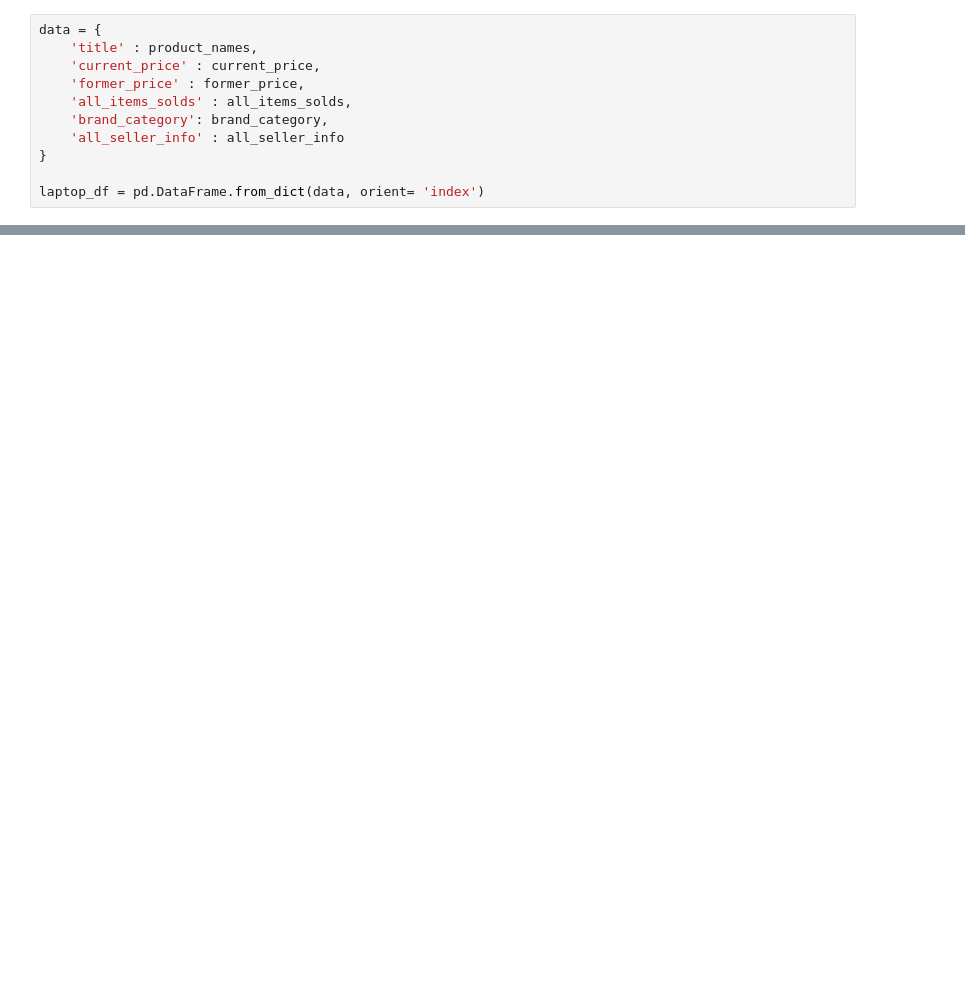
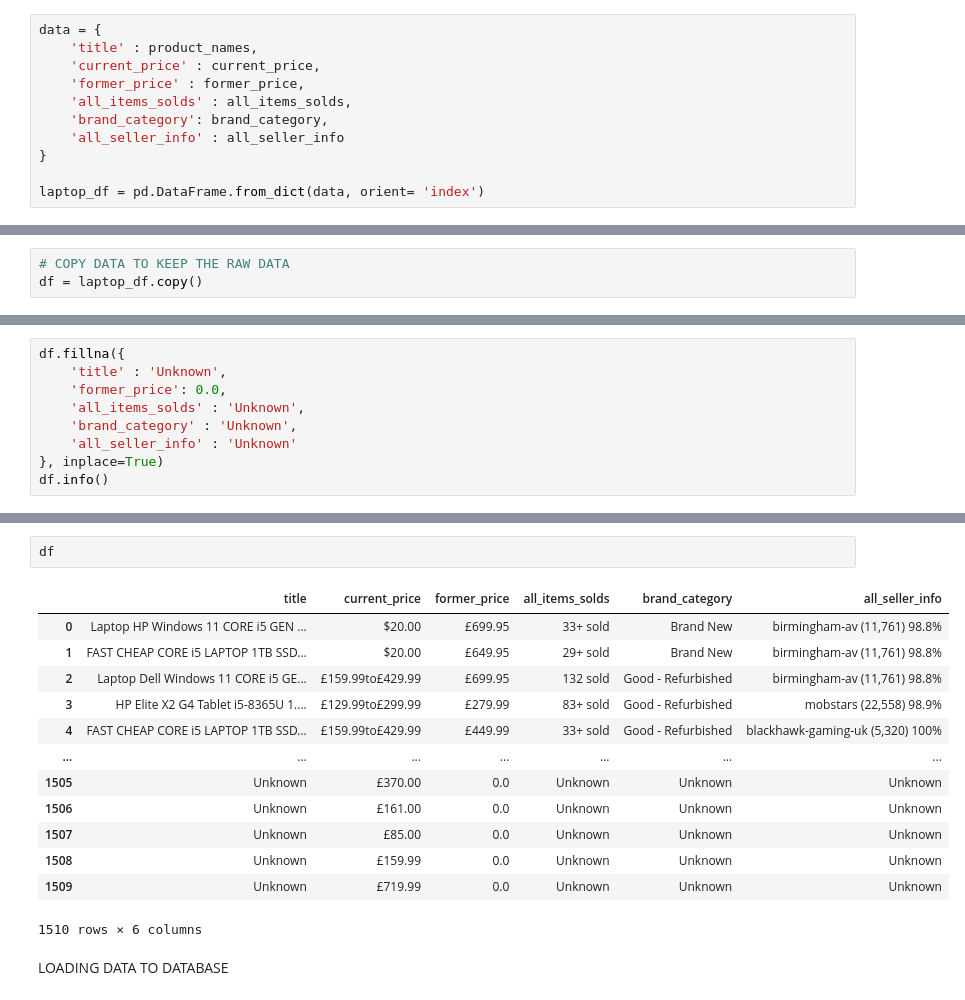
Before and after one commit to Herdaybusy/JUNO-ECOMMERCE-, a Jupyter notebook: Junoetl.ipynb, the cells around one changed output, grey strips where cells are left out. Cells and saved outputs as stored; diff of their text form; blank space fills up the shorter version.

```diff
--- a/Junoetl.ipynb
+++ b/Junoetl.ipynb
@@ -372,0 +370,3 @@ laptop_df
+# %%
+# COPY DATA TO KEEP THE RAW DATA
+df = laptop_df.copy()
@@ -372,0 +390,9 @@ laptop_df
+# %%
+df.fillna({
+    'title' : 'Unknown',
+    'former_price': 0.0,
+    'all_items_solds' : 'Unknown',
+    'brand_category' : 'Unknown',
+    'all_seller_info' : 'Unknown'
+}, inplace=True)
+df.info()
@@ -372,0 +413,18 @@ laptop_df
+# %%
+df
+# %% [output]
+|  | title | current_price | former_price | all_items_solds | brand_category | all_seller_info |
+| 0 | Laptop HP Windows 11 CORE i5 GEN ... | $20.00 | £699.95 | 33+ sold | Brand New | birmingham-av (11,761) 98.8% |
+| 1 | FAST CHEAP CORE i5 LAPTOP 1TB SSD... | $20.00 | £649.95 | 29+ sold | Brand New | birmingham-av (11,761) 98.8% |
+| 2 | Laptop Dell Windows 11 CORE i5 GE... | £159.99to£429.99 | £699.95 | 132 sold | Good - Refurbished | birmingham-av (11,761) 98.8% |
+| 3 | HP Elite X2 G4 Tablet i5-8365U 1.... | £129.99to£299.99 | £279.99 | 83+ sold | Good - Refurbished | mobstars (22,558) 98.9% |
+| 4 | FAST CHEAP CORE i5 LAPTOP 1TB SSD... | £159.99to£429.99 | £449.99 | 33+ sold | Good - Refurbished | blackhawk-gaming-uk (5,320) 100% |
+| ... | ... | ... | ... | ... | ... | ... |
+| 1505 | Unknown | £370.00 | 0.0 | Unknown | Unknown | Unknown |
+| 1506 | Unknown | £161.00 | 0.0 | Unknown | Unknown | Unknown |
+| 1507 | Unknown | £85.00 | 0.0 | Unknown | Unknown | Unknown |
+| 1508 | Unknown | £159.99 | 0.0 | Unknown | Unknown | Unknown |
+| 1509 | Unknown | £719.99 | 0.0 | Unknown | Unknown | Unknown |
+1510 rows × 6 columns
+# %% [markdown]
+LOADING DATA TO DATABASE
```
Also changed, not shown: parts of 26 cells of this notebook.
